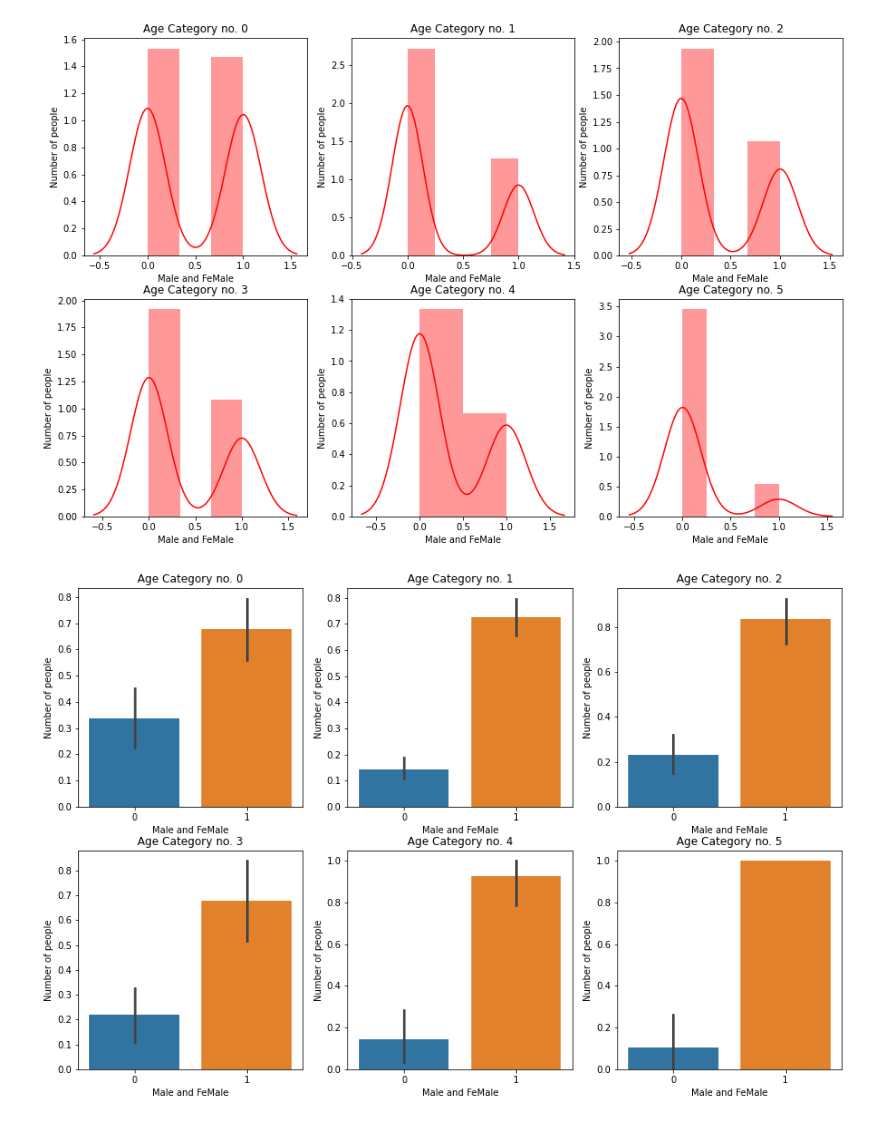
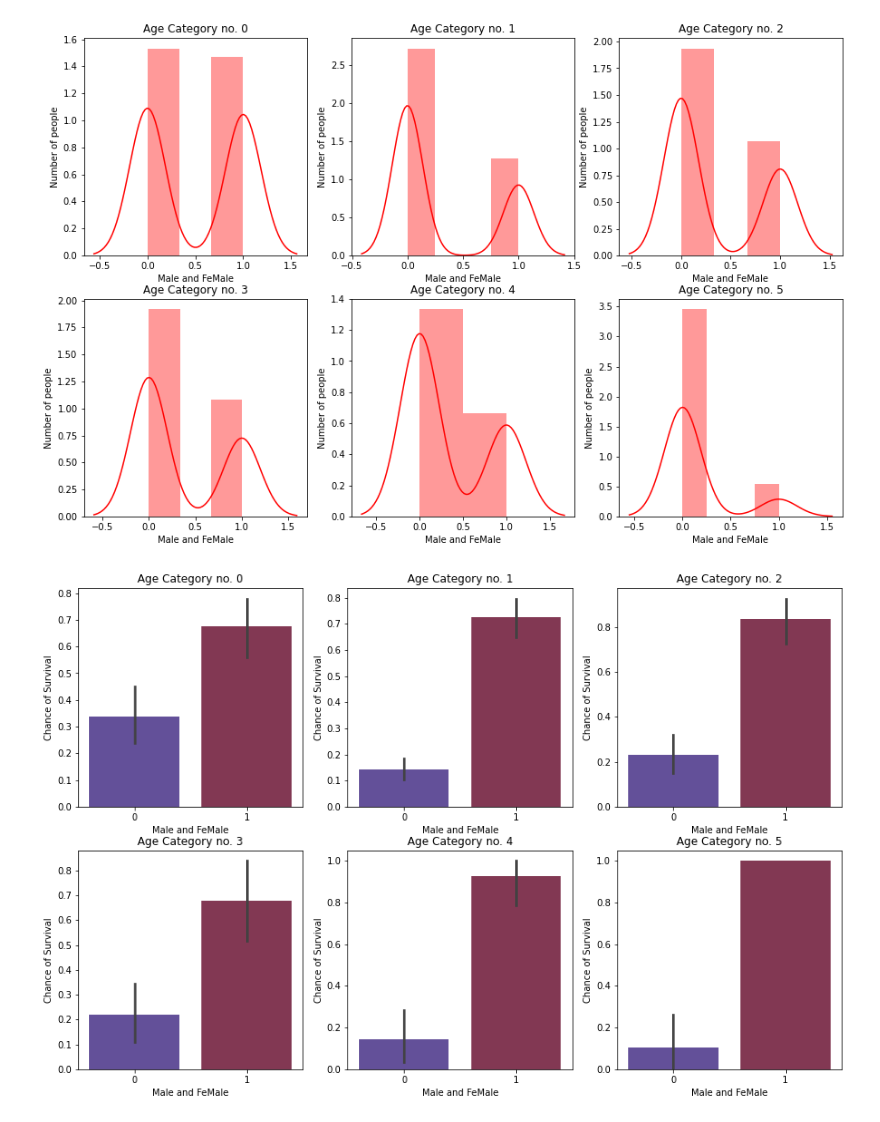
Before and after one commit to Nielspace/Data-Analytics, a Jupyter notebook: Data Analyst/Data Visualisation part 1.ipynb, the cells around one changed output. Cells and saved outputs as stored; diff of their text form; code cells hidden in the pictures.

```diff
--- a/Data Analyst/Data Visualisation part 1.ipynb
+++ b/Data Analyst/Data Visualisation part 1.ipynb
@@ -233,10 +220,10 @@ for i in range(6):
 # %%
 plt.figure(figsize=(15,15))
 for i in range(6):
     plt.subplot(3,3,i+1)
-    sns.barplot(data.loc[data.Age==i].Sex, data.loc[data.Age==i].Survived)
+    sns.barplot(data.loc[data.Age==i].Sex, data.loc[data.Age==i].Survived, palette='twilight')
     plt.title(f'Age Category no. {i}')
     plt.xlabel('Male and FeMale')
-    plt.ylabel('Number of people')
+    plt.ylabel('Chance of Survival')
 # %% [output]
-[figure, old version]
+[figure, new version]
```
Also changed, not shown: parts of 11 cells of this notebook.
